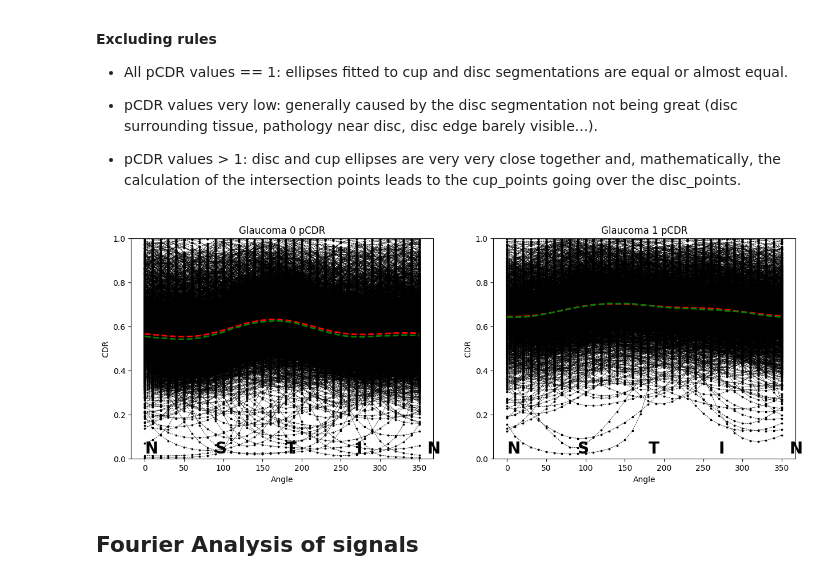
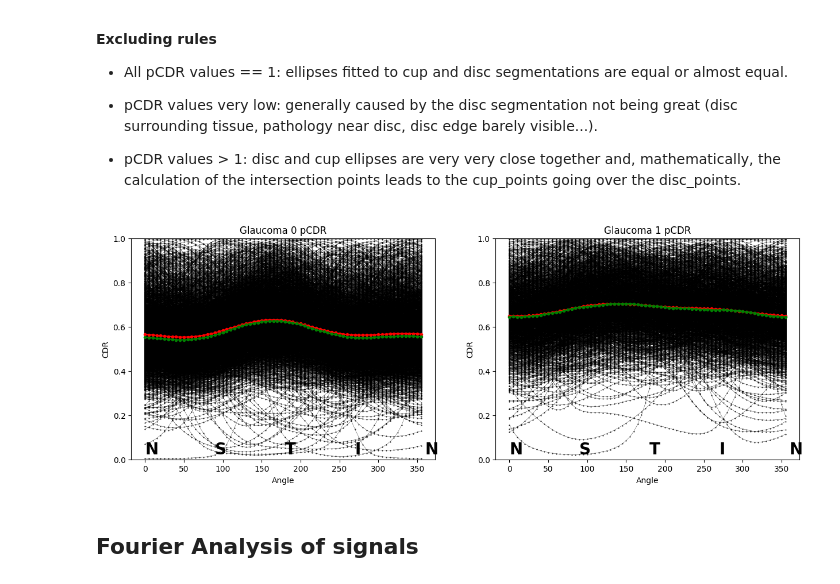
Before and after one commit to Borja21091/Prapillyzer, a Jupyter notebook: notebooks/SMDG_analysis.ipynb, the cells around one changed output. Drawn from its saved outputs; the diff is of its cells as text; code cells hidden in the pictures.

```diff
--- a/notebooks/SMDG_analysis.ipynb
+++ b/notebooks/SMDG_analysis.ipynb
@@ -81,37 +82,36 @@ Glaucoma-suspect: 0
 df_grouped = train.groupby('glaucoma')
 
 # Plot pcdr values
 plt.figure(figsize=(15, 5))
 # Number of groups to plot
 n_groups = len(df_grouped)
 for i, (name, group) in enumerate(df_grouped):
     plt.subplot(1, n_groups, i + 1)
     group = group.drop(['filename', 'glaucoma'], axis=1)
     cdr = group.values.T
     angles = [int(col.split('_')[1]) for col in group.columns if col.startswith('pcdr_')]
     angles = np.tile(angles, (cdr.shape[1], 1)).T # Make angles same shape as cdr for plotting
-    plt.plot(angles, cdr, 'k--', linewidth=0.5)
-    plt.scatter(angles, cdr, s=3, c='k')
+    plt.plot(angles, cdr, 'k.-', linewidth=0.25, markersize=1)
 
     # Plot mean and median
     mean_cdr = np.mean(cdr, axis=1)
     median_cdr = np.median(cdr, axis=1)
-    plt.plot(angles[:, 0], mean_cdr, 'r--', linewidth=2)
-    plt.plot(angles[:, 0], median_cdr, 'g--', linewidth=2)
+    plt.plot(angles[:, 0], mean_cdr, 'r.-')
+    plt.plot(angles[:, 0], median_cdr, 'g.-')
 
     # Overlay N S T I N labels on top of the X axis
     angle = [0, 90, 180, 270, 360]
     quadrant = ['N', 'S', 'T', 'I', 'N']
     for a, q in zip(angle, quadrant):
         plt.text(a, 0.025, q, fontsize=20, color='k', fontweight='bold')
 
     plt.title(f'Glaucoma {name} pCDR')
     plt.xlabel('Angle')
     plt.ylabel('CDR')
     plt.ylim(0, 1)
 
 plt.show()
 # %% [output]
-[figure, old version]
+[figure, new version]
 # %% [markdown]
 ## Fourier Analysis of signals
```
Also changed, not shown: parts of 13 cells of this notebook.
